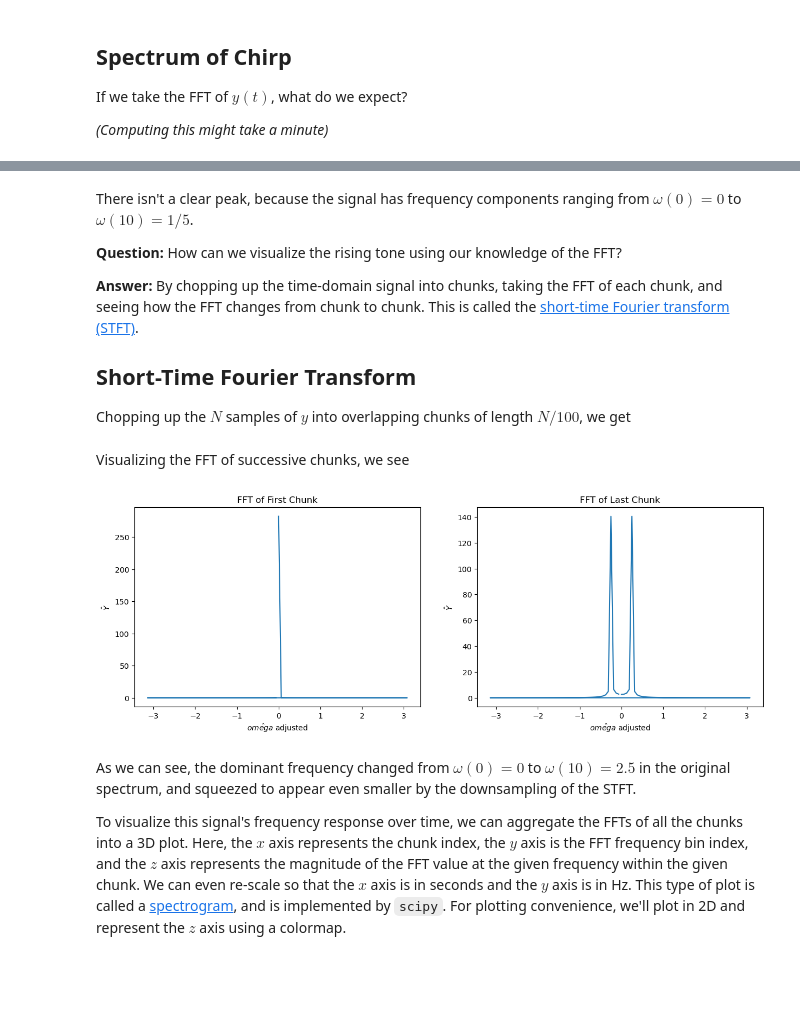
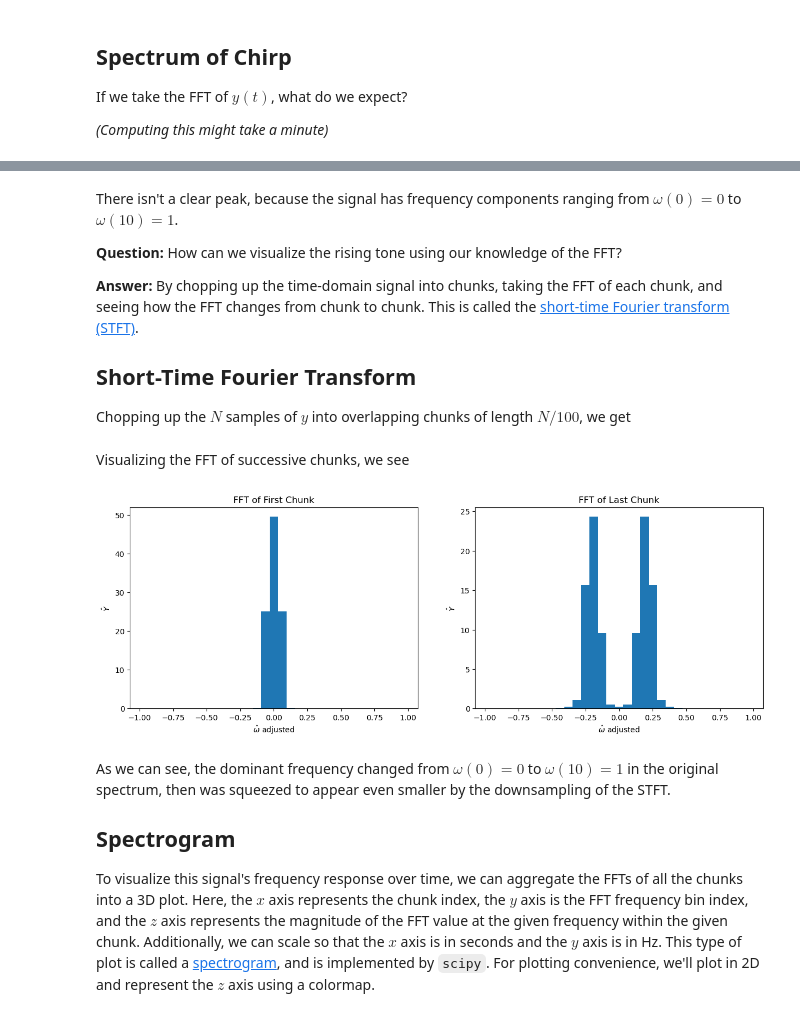
Before and after one commit to rytse/tiri_tutorial, a Jupyter notebook: notebooks/003_chirp_function.ipynb, the cells around one changed output, grey strips where cells are left out. Saved outputs shown, nothing was run; the diff lists cells and outputs as text; code cells hidden in the pictures; blank space fills up the shorter version.

```diff
--- a/notebooks/003_chirp_function.ipynb
+++ b/notebooks/003_chirp_function.ipynb
@@ -12,14 +18,19 @@ where $m$ and $b$ are constants.
 import numpy as np
 import matplotlib.pyplot as plt
 
-fs = 100
-N = 1000
+fs = 20e3  # sampling rate
+N = 1e5    # number of samples
+
+m = 1/5 # chirp slope
+b = 0.0 # chirp initial frequency
 
 t = np.arange(N) / float(fs)
-w = t / 50
-y = np.cos(w * fs *t)
+w = m * t + b
+y = np.cos(w * fs * t)
 
-plt.plot(t, y)
+idxs = t < 0.1  # restrict plotting to close to zero
+
+plt.plot(t[idxs], y[idxs])
 plt.xlabel('t')
 plt.ylabel('y')
 plt.title('Chirp in Time Domain')
@@ -31,13 +40,3 @@ Using bigger, more realistic values to avoid plotting artifacts later on,
-# %%
-fs = 20e3
-N = 1e5
-
-A = 2 * np.sqrt(2)
-w = 2 * np.pi * 3e3
-
-t = np.arange(N) / float(fs)
-w = t / 4
-y = A * np.cos(w * fs * t)
 # %% [markdown]
 ## Spectrum of Chirp
 
@@ -60,5 +60,5 @@ plt.show()
 # %% [markdown]
-There isn't a clear peak, because the signal has frequency components ranging from $\omega(0) = 0$ to $\omega(10) = 1/5$.
+There isn't a clear peak, because the signal has frequency components ranging from $\omega(0) = 0$ to $\omega(10) = 1$.
 
 **Question:** How can we visualize the rising tone using our knowledge of the FFT?
 
@@ -83,36 +83,38 @@ Visualizing the FFT of successive chunks, we see
 # %%
 plt.figure().set_figwidth(15)
 
 y_first = chunks_y[0]
 y_last = chunks_y[-1]
 
 freq = np.fft.fftfreq(y_first.shape[-1])
 omega = 2 * np.pi * freq
+win = np.hanning(len(y_first))
+Spec_first = np.fft.fft(win * y_first)
+Spec_last = np.fft.fft(win * y_last)
 
-Spec_first = np.fft.fft(y_first)
-Spec_last = np.fft.fft(y_last)
-
-idxs = np.abs(omega) < 5 # restrict plotting to low frequencies
+idxs = np.abs(omega) < 1 # restrict plotting to low frequencies
 
 plt.subplot(1, 2, 1)
-plt.plot(omega[idxs], np.abs(Spec_first[idxs]))
-plt.xlabel('$\hat{omega}$ adjusted')
+plt.bar(omega[idxs], np.abs(Spec_first[idxs]), width=2 * np.pi / len(Spec_first))
+plt.xlabel('$\hat{\omega}$ adjusted')
 plt.ylabel('$\hat{Y}$')
 plt.title('FFT of First Chunk')
 
 plt.subplot(1, 2, 2)
-plt.plot(omega[idxs], np.abs(Spec_last[idxs]))
-plt.xlabel('$\hat{omega}$ adjusted')
+plt.bar(omega[idxs], np.abs(Spec_last[idxs]), width=2 * np.pi / len(Spec_last))
+plt.xlabel('$\hat{\omega}$ adjusted')
 plt.ylabel('$\hat{Y}$')
 plt.title('FFT of Last Chunk')
 
 plt.show()
 # %% [output]
-[figure, old version]
+[figure, new version]
 # %% [markdown]
-As we can see, the dominant frequency changed from $\omega(0) = 0$ to $\omega(10) = 2.5$ in the original spectrum, and squeezed to appear even smaller by the downsampling of the STFT.
+As we can see, the dominant frequency changed from $\omega(0) = 0$ to $\omega(10) = 1$ in the original spectrum, then was squeezed to appear even smaller by the downsampling of the STFT.
 
-To visualize this signal's frequency response over time, we can aggregate the FFTs of all the chunks into a 3D plot. Here, the $x$ axis represents the chunk index, the $y$ axis is the FFT frequency bin index, and the $z$ axis represents the magnitude of the FFT value at the given frequency within the given chunk. We can even re-scale so that the $x$ axis is in seconds and the $y$ axis is in Hz. This type of plot is called a [spectrogram](https://en.wikipedia.org/wiki/Spectrogram), and is implemented by `scipy`. For plotting convenience, we'll plot in 2D and represent the $z$ axis using a colormap.
+## Spectrogram
+
+To visualize this signal's frequency response over time, we can aggregate the FFTs of all the chunks into a 3D plot. Here, the $x$ axis represents the chunk index, the $y$ axis is the FFT frequency bin index, and the $z$ axis represents the magnitude of the FFT value at the given frequency within the given chunk. Additionally, we can scale so that the $x$ axis is in seconds and the $y$ axis is in Hz. This type of plot is called a [spectrogram](https://en.wikipedia.org/wiki/Spectrogram), and is implemented by `scipy`. For plotting convenience, we'll plot in 2D and represent the $z$ axis using a colormap.
 # %%
 from scipy import signal
 
```
Also changed, not shown: parts of 5 cells of this notebook, 1 other file.
